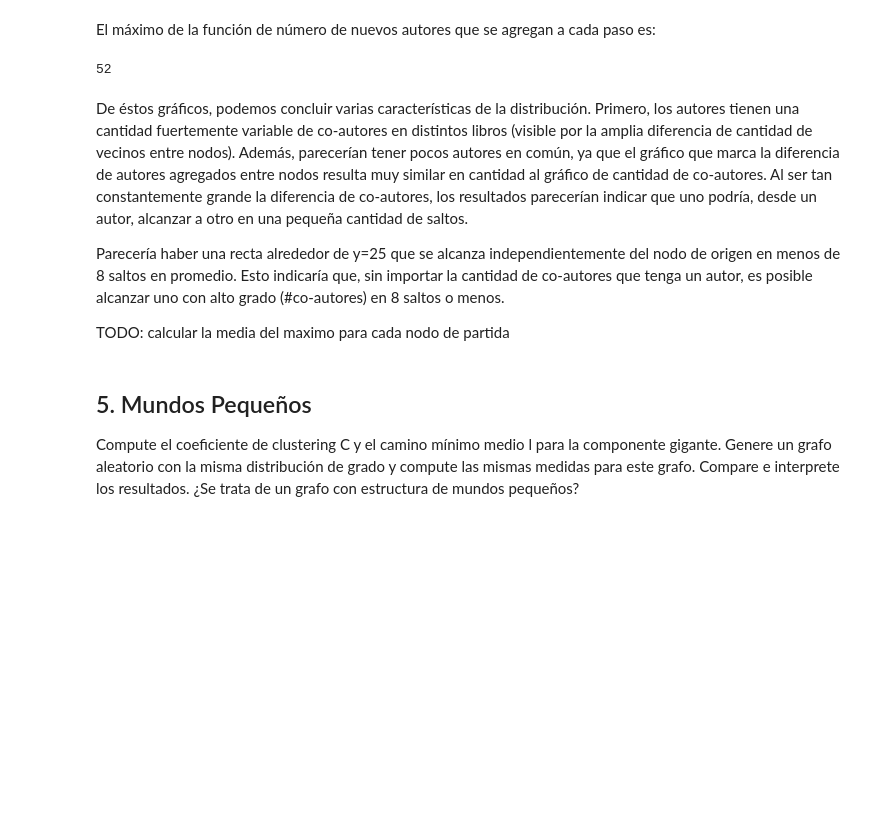
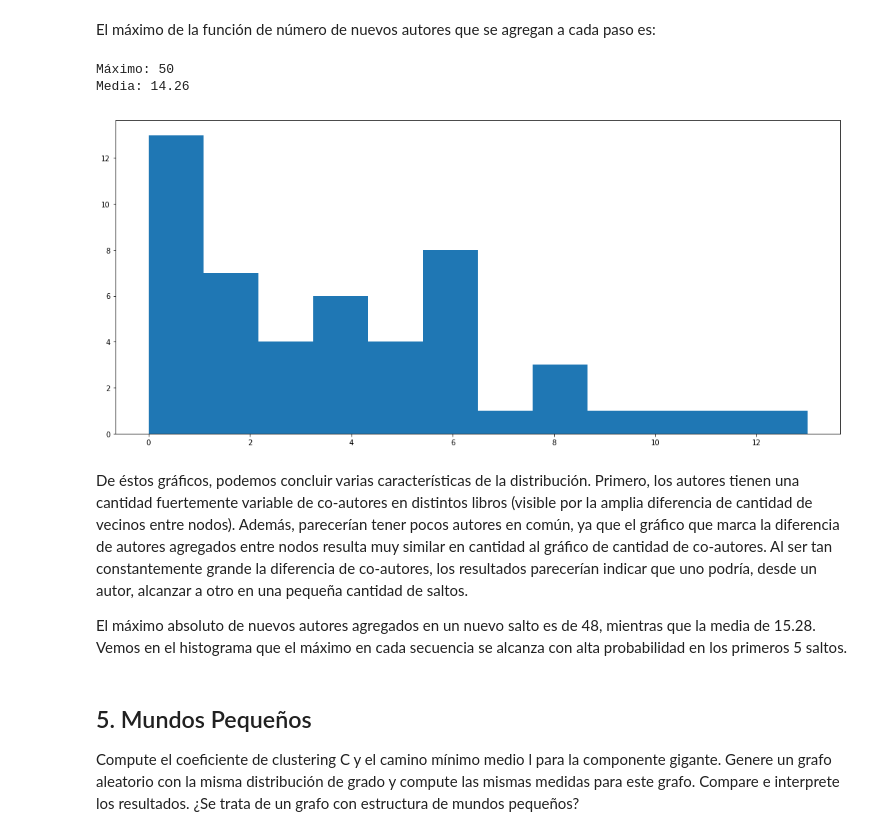
Before and after one commit to dgaus/cienciadatos, a Jupyter notebook: tp4/Ciencia de Datos - TP4.ipynb, the cells around one changed output. Saved outputs shown, nothing was run; the diff lists cells and outputs as text; code cells hidden in the pictures; blank space fills up the shorter version.

```diff
--- a/tp4/Ciencia de Datos - TP4.ipynb
+++ b/tp4/Ciencia de Datos - TP4.ipynb
@@ -169,15 +184,17 @@ for neighbors_per_node in neighbors_per_node_list:
 # %% [markdown]
 El máximo de la función de número de nuevos autores que se agregan a cada paso es:
-# %%
-print(max(max_difference_per_random_node))
-# %% [output]
-52
+# %%
+plt.hist(max_difference_positions, bins=12)
+print('Máximo:', max(max_difference_per_random_node))
+print('Media:', np.mean(max_difference_per_random_node))
+# %% [output]
+Máximo: 50
+Media: 14.26
+[figure, added]
 # %% [markdown]
 De éstos gráficos, podemos concluir varias características de la distribución. Primero, los autores tienen una cantidad fuertemente variable de co-autores en distintos libros (visible por la amplia diferencia de cantidad de vecinos entre nodos). Además, parecerían tener pocos autores en común, ya que el gráfico que marca la diferencia de autores agregados entre nodos resulta muy similar en cantidad al gráfico de cantidad de co-autores. Al ser tan constantemente grande la diferencia de co-autores, los resultados parecerían indicar que uno podría, desde un autor, alcanzar a otro en una pequeña cantidad de saltos.
 
-Parecería haber una recta alrededor de y=25 que se alcanza independientemente del nodo de origen en menos de 8 saltos en promedio. Esto indicaría que, sin importar la cantidad de co-autores que tenga un autor, es posible alcanzar uno con alto grado (#co-autores) en 8 saltos o menos.
-
-TODO: calcular la media del maximo para cada nodo de partida
+El máximo absoluto de nuevos autores agregados en un nuevo salto es de 48, mientras que la media de 15.28. Vemos en el histograma que el máximo en cada secuencia se alcanza con alta probabilidad en los primeros 5 saltos.
 # %% [markdown]
 ## 5. Mundos Pequeños
 
```
Also changed, not shown: parts of 25 cells of this notebook.
